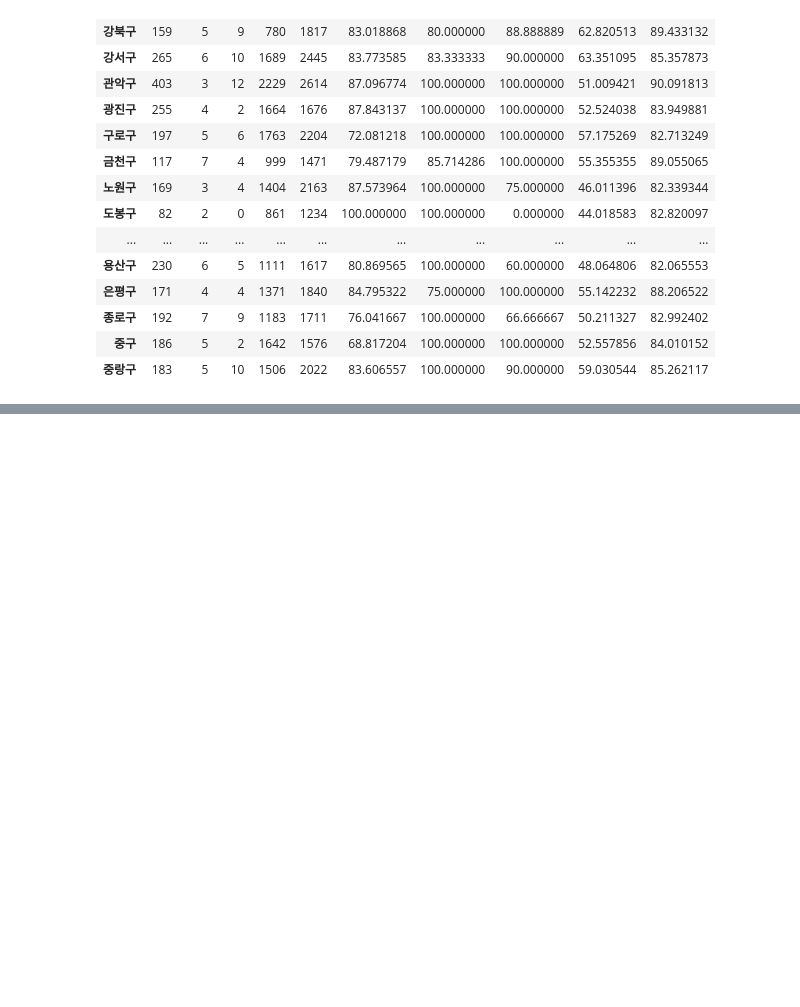
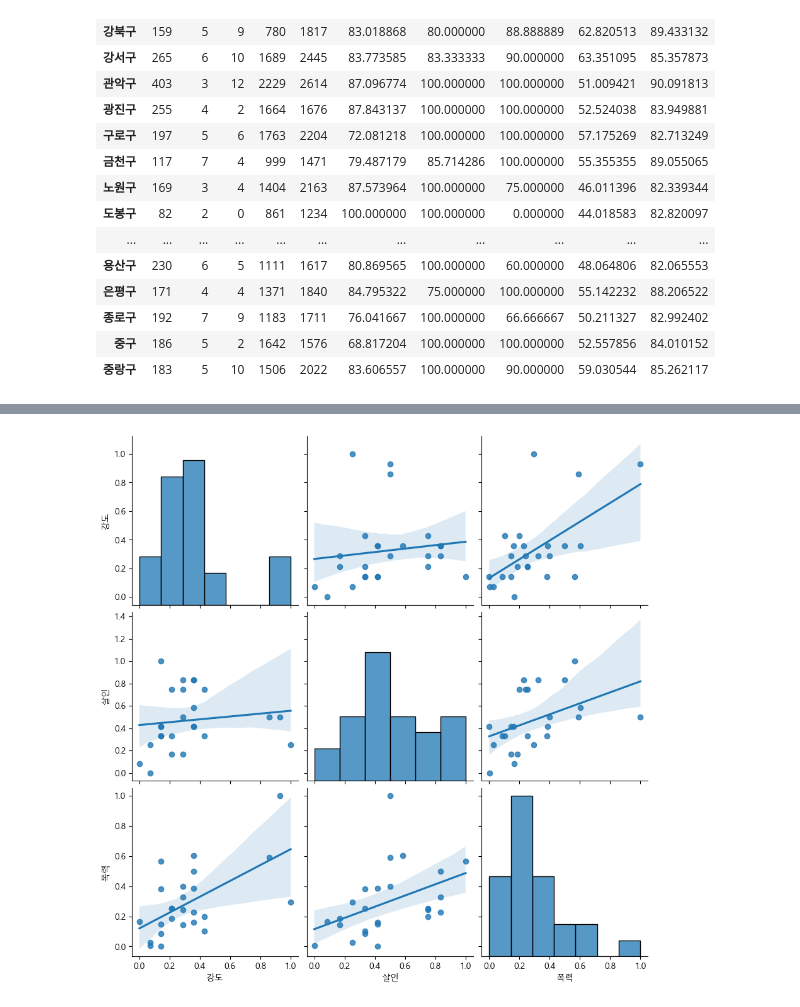
Before and after one commit to 2seb2/School-DataProcessing, a Jupyter notebook: crime_seoul.ipynb, the cells around one changed output, grey strips where cells are left out. Saved outputs shown, nothing was run; the diff lists cells and outputs as text; code cells hidden in the pictures; blank space fills up the shorter version.

```diff
--- a/crime_seoul.ipynb
+++ b/crime_seoul.ipynb
@@ -431,0 +530,3 @@ crime_anal
+# %%
+result_cctv = pd.read_csv('data/cctv_pop_seoul.csv', index_col='구별')
+result_cctv
@@ -431,0 +552,3 @@ crime_anal
+# %%
+crime_anal_norm[['인구수', 'cctv']] = result_cctv[['인구수', '총계']]
+crime_anal_norm
@@ -431,0 +574,4 @@ crime_anal
+# %%
+col = ['강간', '강도', '살인', '절도', '폭력']
+crime_anal_norm['범죄'] = np.sum(crime_anal_norm[col], axis=1)
+crime_anal_norm
@@ -431,0 +597,4 @@ crime_anal
+# %%
+col = ['강간검거율', '강도검거율', '살인검거율', '절도검거율', '폭력검거율']
+crime_anal_norm['검거'] = np.sum(crime_anal_norm[col], axis=1)
+crime_anal_norm
@@ -431,0 +635,5 @@ crime_anal
+# %%
+sns.pairplot(crime_anal_norm, vars=['강도', '살인', '폭력'], kind='reg', height=3)
+plt.show()
+# %% [output]
+[figure, added]
```
Also changed, not shown: parts of 32 cells of this notebook.
